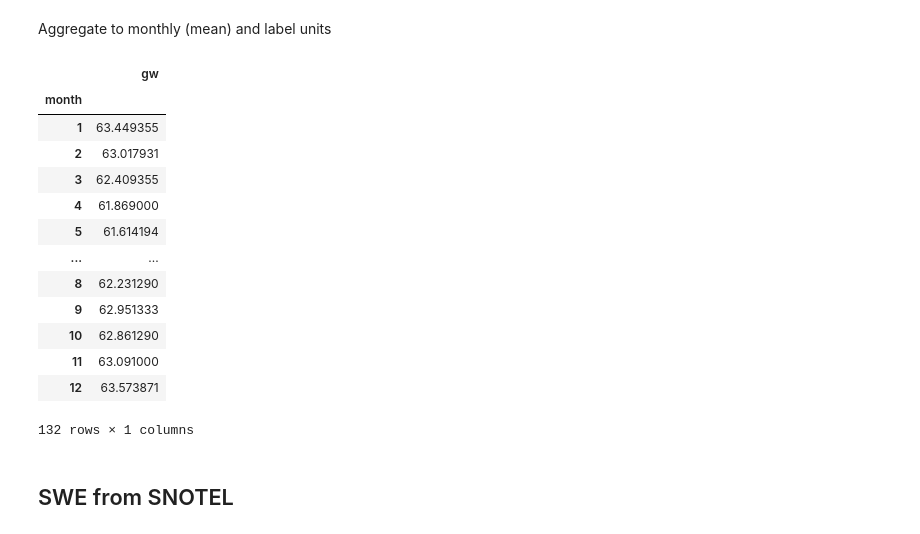
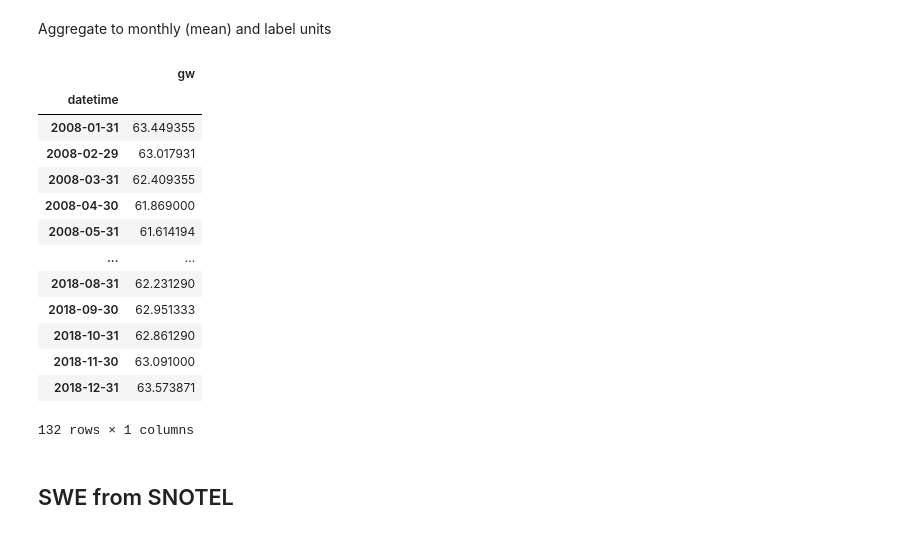
Before and after one commit to waterhackweek/whw2020_snowgw, a Jupyter notebook: mashup_spatial_snowGW.ipynb, the cells around one changed output. Cells and saved outputs as stored; diff of their text form; code cells hidden in the pictures.

```diff
--- a/mashup_spatial_snowGW.ipynb
+++ b/mashup_spatial_snowGW.ipynb
@@ -602,28 +602,28 @@ sb_gw
 Aggregate to monthly (mean) and label units
 # %%
 sb_gw_ts_df = sb_gw.resample('1M').mean()
-sb_gw_ts_df.index = sb_gw_ts_df.index.month
-sb_gw_ts_df.index.name = 'month'
+#sb_gw_ts_df.index = sb_gw_ts_df.index.month
+#sb_gw_ts_df.index.name = 'month'
 sb_gw_ts_df = sb_gw_ts_df[['gw']]
 
 sb_gw_ts_df.attrs['long_name'] = 'monthly mean water level - depth below surface'
 sb_gw_ts_df.attrs['units'] = 'feet'
 
 sb_gw_ts_df
 # %% [output]
 |  | gw |
-| month |  |
-| 1 | 63.449355 |
-| 2 | 63.017931 |
-| 3 | 62.409355 |
-| 4 | 61.869000 |
-| 5 | 61.614194 |
+| datetime |  |
+| 2008-01-31 | 63.449355 |
+| 2008-02-29 | 63.017931 |
+| 2008-03-31 | 62.409355 |
+| 2008-04-30 | 61.869000 |
+| 2008-05-31 | 61.614194 |
 | ... | ... |
-| 8 | 62.231290 |
-| 9 | 62.951333 |
-| 10 | 62.861290 |
-| 11 | 63.091000 |
-| 12 | 63.573871 |
+| 2018-08-31 | 62.231290 |
+| 2018-09-30 | 62.951333 |
+| 2018-10-31 | 62.861290 |
+| 2018-11-30 | 63.091000 |
+| 2018-12-31 | 63.573871 |
 132 rows × 1 columns
 # %% [markdown]
 ## SWE from SNOTEL
```
Also changed, not shown: parts of 15 cells of this notebook, 1 other file.
